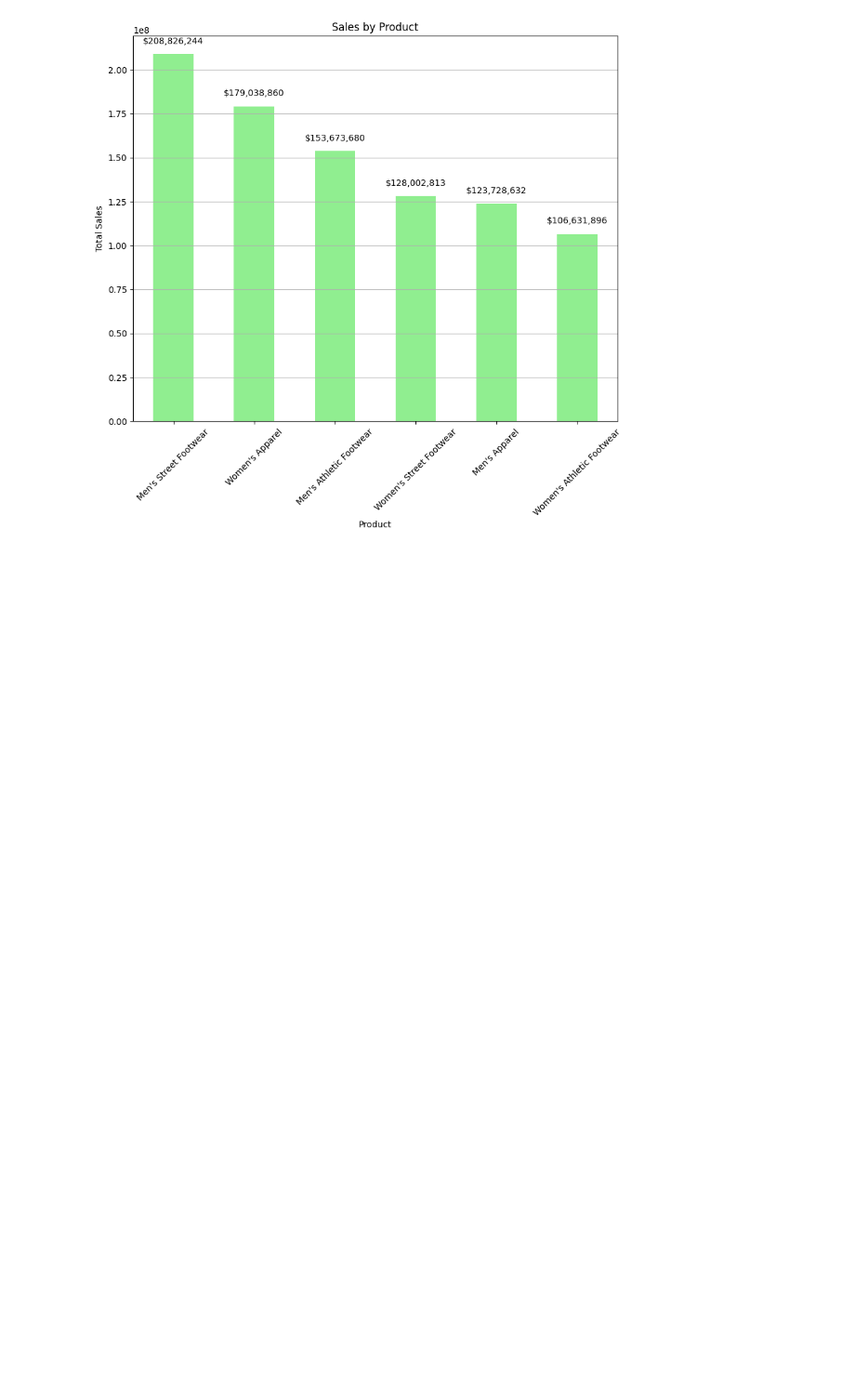
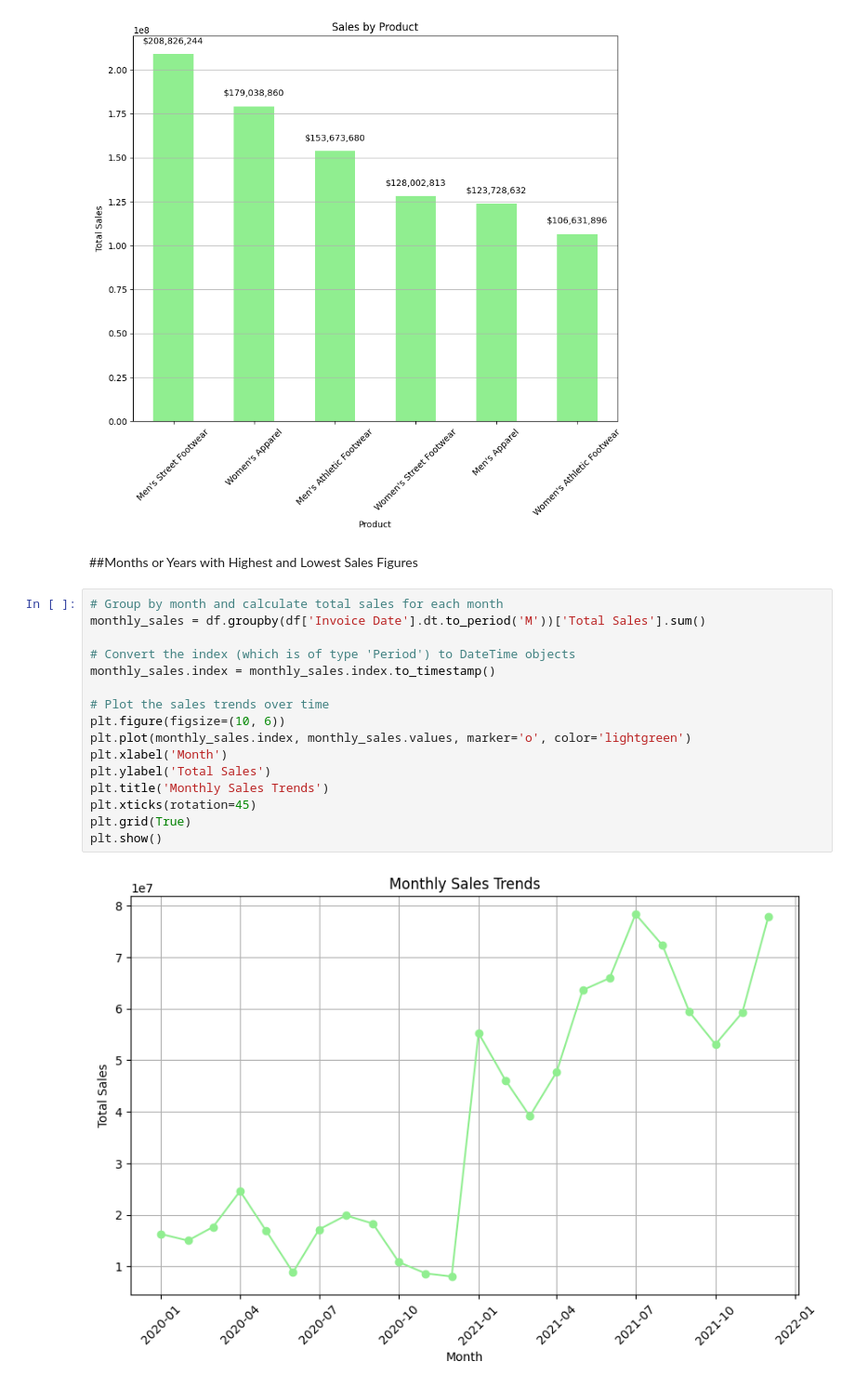
Before and after one commit to Nazneen-akram/coursera-rep, a Jupyter notebook: adidas_EDA.ipynb, the cells around one changed output. Shown at 93% size. Cells and saved outputs as stored; diff of their text form; blank space fills up the shorter version.

```diff
--- a/adidas_EDA.ipynb
+++ b/adidas_EDA.ipynb
@@ -203,3 +204,23 @@ for p in ax.patches:
 plt.show()
 # %% [output]
 [figure]
+# %% [markdown]
+##Months or Years with Highest and Lowest Sales Figures
+# %%
+# Group by month and calculate total sales for each month
+monthly_sales = df.groupby(df['Invoice Date'].dt.to_period('M'))['Total Sales'].sum()
+
+# Convert the index (which is of type 'Period') to DateTime objects
+monthly_sales.index = monthly_sales.index.to_timestamp()
+
+# Plot the sales trends over time
+plt.figure(figsize=(10, 6))
+plt.plot(monthly_sales.index, monthly_sales.values, marker='o', color='lightgreen')
+plt.xlabel('Month')
+plt.ylabel('Total Sales')
+plt.title('Monthly Sales Trends')
+plt.xticks(rotation=45)
+plt.grid(True)
+plt.show()
+# %% [output]
+[figure, added]
```
Also changed, not shown: parts of 6 cells of this notebook.
